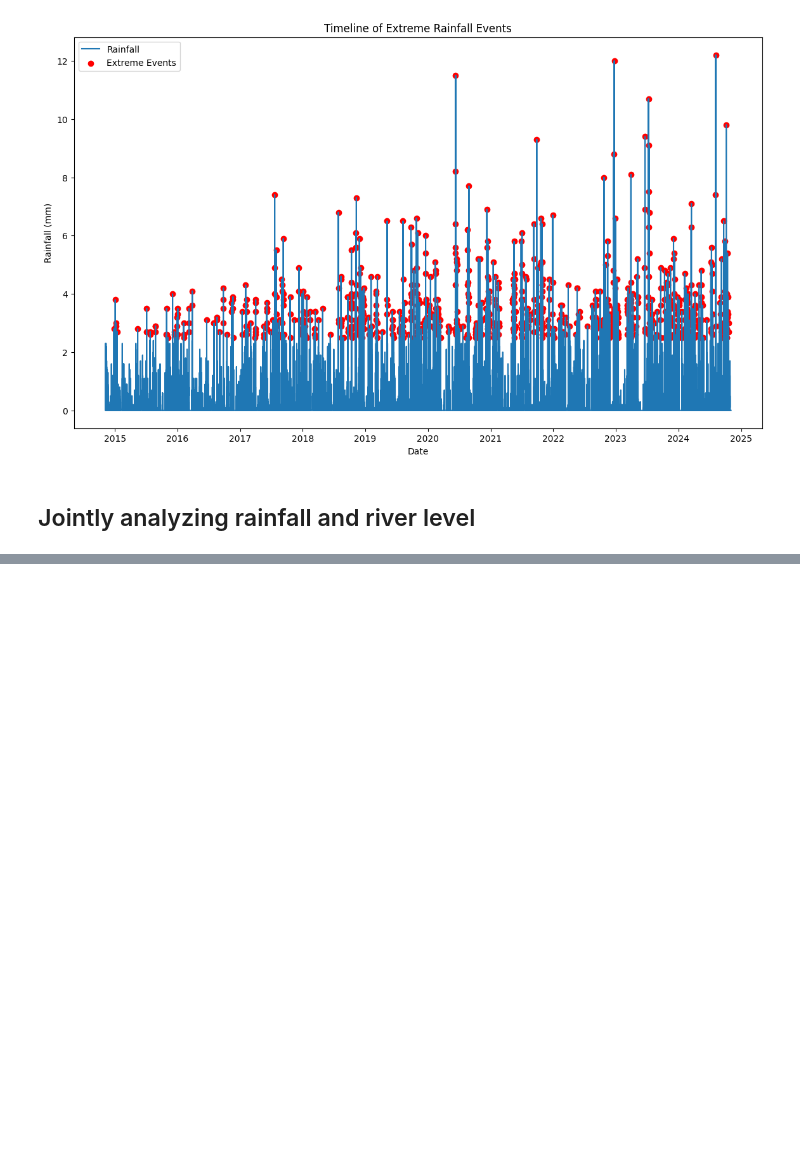
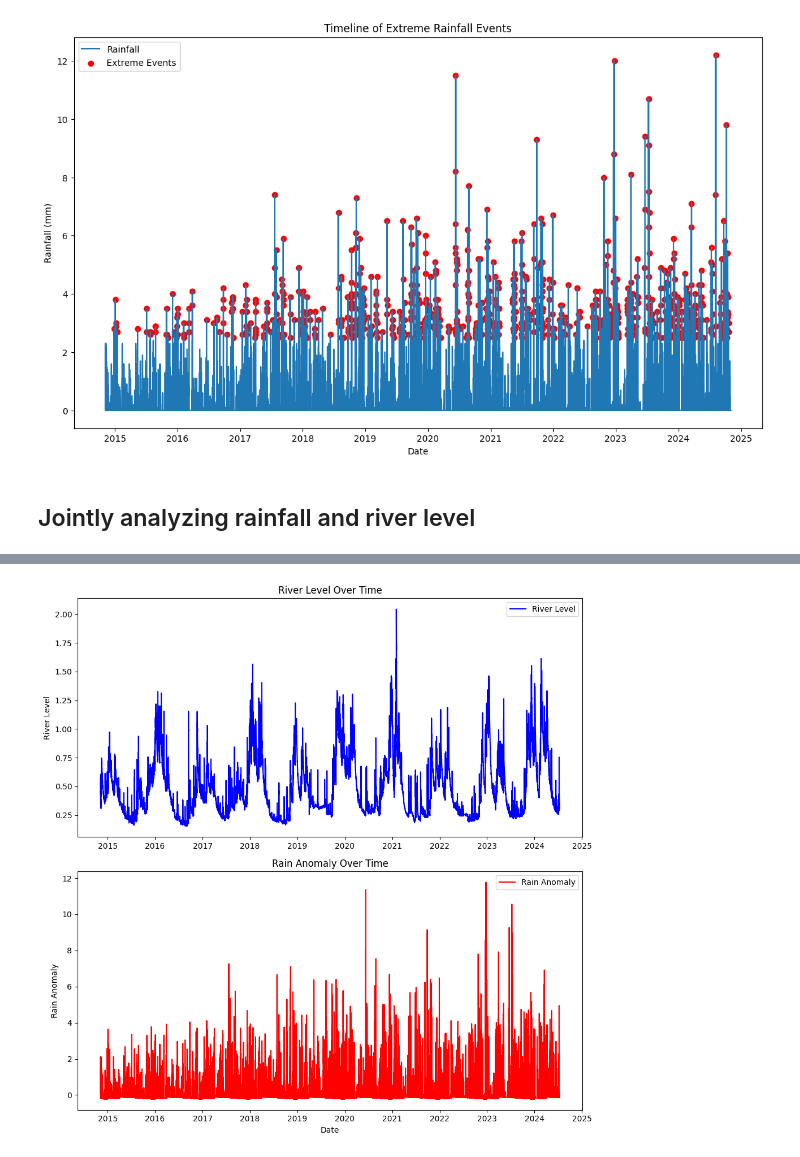
Before and after one commit to mishadcf/Flood-Prediction-Cornwall, a Jupyter notebook: notebooks/EDA.ipynb, the cells around one changed output, grey strips where cells are left out. Drawn from its saved outputs; the diff is of its cells as text; code cells hidden in the pictures; blank space fills up the shorter version.

```diff
--- a/notebooks/EDA.ipynb
+++ b/notebooks/EDA.ipynb
@@ -993,0 +1069,23 @@ plt.show()
+# %%
+plt.figure(figsize=(10, 10))
+
+# Plot River Level
+plt.subplot(2, 1, 1)
+plt.plot(merged_data.index, merged_data['value'], label='River Level', color='blue')
+plt.title('River Level Over Time')
+plt.ylabel('River Level')
+plt.legend()
+
+# Plot Rain Anomaly
+plt.subplot(2, 1, 2)
+plt.plot(merged_data.index, merged_data['rain_anomaly'], label='Rain Anomaly', color='red')
+plt.title('Rain Anomaly Over Time')
+plt.ylabel('Rain Anomaly')
+plt.legend()
+
+# Display the plots
+plt.xlabel('Date')
+plt.tight_layout()
+plt.show()
+# %% [output]
+[figure, added]
```
Also changed, not shown: parts of 17 cells of this notebook.
